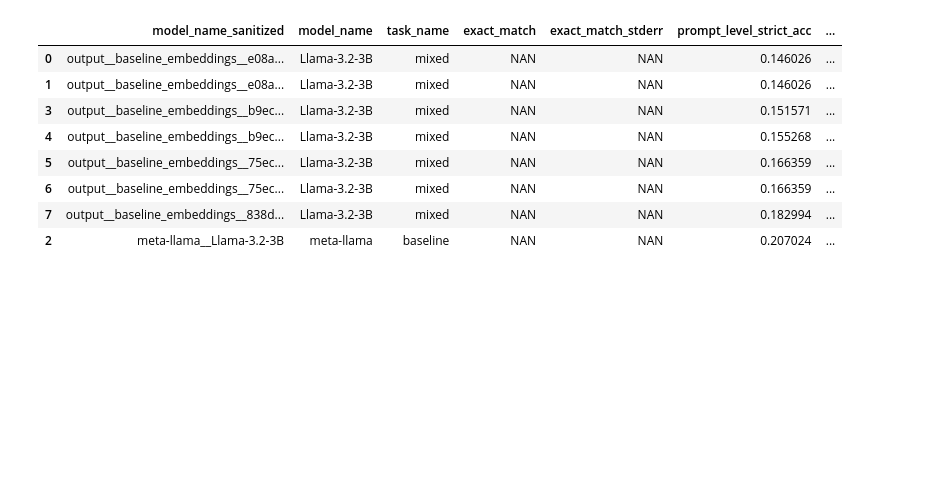
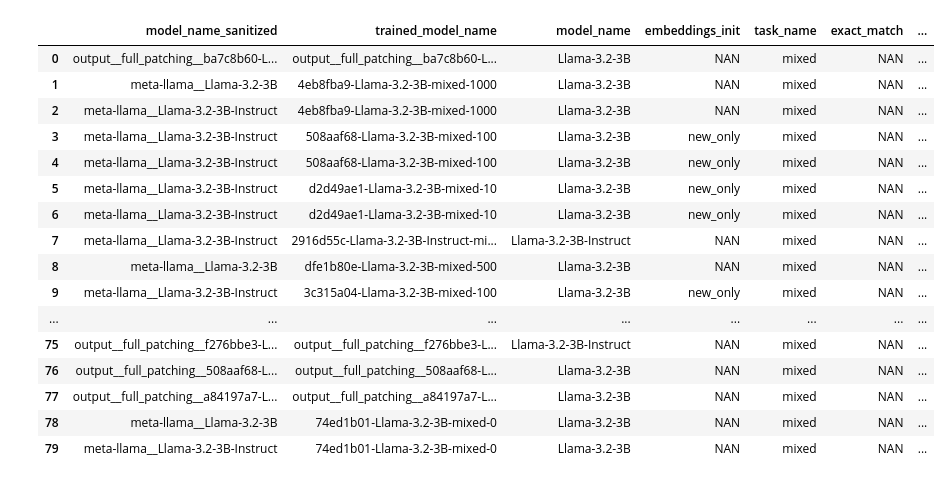
Before and after one commit to alexstein0/efficient_tokenization_for_inference, a Jupyter notebook: analyze_results.ipynb, the cells around one changed output. Cells and saved outputs as stored; diff of their text form; code cells hidden in the pictures; blank space fills up the shorter version.

Commit message:
in good place but need to run experiments

```diff
--- a/analyze_results.ipynb
+++ b/analyze_results.ipynb
@@ -7,29 +58,57 @@ import os
 # %%
-# FOR IF EVAL
 results_dir = "eval_results"
-# experiment = "templating"
-experiment = "baseline_embeddings"
-results_file_name = "eval_results.csv"
 
-results_file = os.path.join(results_dir, experiment, results_file_name)
+def get_results(results_file_name: str, experiment: str):
+    results_file = os.path.join(results_dir, experiment, results_file_name)
 
-df = pd.read_csv(results_file)
-print(len(df))
+    df = pd.read_csv(results_file)
 
-main_results = df[df["alias"] == "ifeval"]
-main_results.fillna("NAN", inplace=True)
-# main_results = main_results[main_results["limit"] == "NAN"]
-main_results["task_name"].replace("ifeval", "baseline", inplace=True)
+    main_results = df[df["alias"] == "ifeval"]
+    main_results.fillna("NAN", inplace=True)
+    # main_results = main_results[main_results["limit"] == "NAN"]
+    main_results["task_name"].replace("ifeval", "baseline", inplace=True)
+    for _, row in main_results.iterrows():
+        if not "num_new_tokens" in row.keys() or row["num_new_tokens"] == "NAN":
+            model_name = row["model_name_sanitized"]
+            model_name_split = model_name.split("-")
+            try:
+                num_toks = int(model_name_split[-1])
+                main_results.loc[row.name, "num_new_tokens"] = num_toks
+            except:
+                print(f"Error: {row}")
+    return main_results
+
 
 def get_aggregated_results(result_df: pd.DataFrame, column: list[str]) -> pd.DataFrame:
     aggregated_results = result_df.groupby(column).agg({
         "prompt_level_strict_acc": ["mean", "std", "count", "max"],
+        "inst_level_strict_acc": ["mean", "std", "count", "max"],
+        "prompt_level_loose_acc": ["mean", "std", "count", "max"],
+        "inst_level_loose_acc": ["mean", "std", "count", "max"],
         "compression_ratio": ["mean"],
         "learning_ratio": ["mean"],
         "theoretical_compression_ratio": ["mean"],
     })
     return aggregated_results
 
+# FOR IF EVAL
+# experiment = "templating" # instruct with no embeddings trained
+# experiment = "baseline_embeddings"
+# experiment = "patching"
+# experiment = "longer_embeddings" # instruct with embeddings trained
+experiment = "full_patching"
+results_file_name = "eval_results.csv"
+main_results = get_results(results_file_name, experiment)
 # main_results.sort_values(by="exact_match", ascending=True)
+print(main_results.sort_values(by="prompt_level_strict_acc", ascending=True))
+
+if experiment == "longer_embeddings":
+    main_results.loc[main_results["finetuning_params"] == "embeddings", "finetuning_params"] = "lora"
+
+# templating_results = get_results(results_file_name, "templating")
+# patching_results = get_results(results_file_name, "patching")
+# main_results = pd.concat([templating_results, patching_results])
 main_results.sort_values(by="prompt_level_strict_acc", ascending=True)
+main_results.fillna("NAN", inplace=True)
+display(main_results)
 # %% [output]
@@ -43,9 +138,17 @@ For example, when doing 'df[col].method(value, inplace=True)', try using 'df.met
-|  | model_name_sanitized | model_name | task_name | exact_match | exact_match_stderr | prompt_level_strict_acc | ... |
-| 0 | output__baseline_embeddings__e08a... | Llama-3.2-3B | mixed | NAN | NAN | 0.146026 | ... |
-| 1 | output__baseline_embeddings__e08a... | Llama-3.2-3B | mixed | NAN | NAN | 0.146026 | ... |
-| 3 | output__baseline_embeddings__b9ec... | Llama-3.2-3B | mixed | NAN | NAN | 0.151571 | ... |
-| 4 | output__baseline_embeddings__b9ec... | Llama-3.2-3B | mixed | NAN | NAN | 0.155268 | ... |
-| 5 | output__baseline_embeddings__75ec... | Llama-3.2-3B | mixed | NAN | NAN | 0.166359 | ... |
-| 6 | output__baseline_embeddings__75ec... | Llama-3.2-3B | mixed | NAN | NAN | 0.166359 | ... |
-| 7 | output__baseline_embeddings__838d... | Llama-3.2-3B | mixed | NAN | NAN | 0.182994 | ... |
-| 2 | meta-llama__Llama-3.2-3B | meta-llama | baseline | NAN | NAN | 0.207024 | ... |
+|  | model_name_sanitized | trained_model_name | model_name | embeddings_init | task_name | exact_match | ... |
+| 0 | output__full_patching__ba7c8b60-L... | output__full_patching__ba7c8b60-L... | Llama-3.2-3B | NAN | mixed | NAN | ... |
+| 1 | meta-llama__Llama-3.2-3B | 4eb8fba9-Llama-3.2-3B-mixed-1000 | Llama-3.2-3B | NAN | mixed | NAN | ... |
+| 2 | meta-llama__Llama-3.2-3B-Instruct | 4eb8fba9-Llama-3.2-3B-mixed-1000 | Llama-3.2-3B | NAN | mixed | NAN | ... |
+| 3 | meta-llama__Llama-3.2-3B-Instruct | 508aaf68-Llama-3.2-3B-mixed-100 | Llama-3.2-3B | new_only | mixed | NAN | ... |
+| 4 | meta-llama__Llama-3.2-3B-Instruct | 508aaf68-Llama-3.2-3B-mixed-100 | Llama-3.2-3B | new_only | mixed | NAN | ... |
+| 5 | meta-llama__Llama-3.2-3B-Instruct | d2d49ae1-Llama-3.2-3B-mixed-10 | Llama-3.2-3B | new_only | mixed | NAN | ... |
+| 6 | meta-llama__Llama-3.2-3B-Instruct | d2d49ae1-Llama-3.2-3B-mixed-10 | Llama-3.2-3B | new_only | mixed | NAN | ... |
+| 7 | meta-llama__Llama-3.2-3B-Instruct | 2916d55c-Llama-3.2-3B-Instruct-mi... | Llama-3.2-3B-Instruct | NAN | mixed | NAN | ... |
+| 8 | meta-llama__Llama-3.2-3B | dfe1b80e-Llama-3.2-3B-mixed-500 | Llama-3.2-3B | NAN | mixed | NAN | ... |
+| 9 | meta-llama__Llama-3.2-3B-Instruct | 3c315a04-Llama-3.2-3B-mixed-100 | Llama-3.2-3B | new_only | mixed | NAN | ... |
+| ... | ... | ... | ... | ... | ... | ... | ... |
+| 75 | output__full_patching__f276bbe3-L... | output__full_patching__f276bbe3-L... | Llama-3.2-3B-Instruct | NAN | mixed | NAN | ... |
+| 76 | output__full_patching__508aaf68-L... | output__full_patching__508aaf68-L... | Llama-3.2-3B | NAN | mixed | NAN | ... |
+| 77 | output__full_patching__a84197a7-L... | output__full_patching__a84197a7-L... | Llama-3.2-3B | NAN | mixed | NAN | ... |
+| 78 | meta-llama__Llama-3.2-3B | 74ed1b01-Llama-3.2-3B-mixed-0 | Llama-3.2-3B | NAN | mixed | NAN | ... |
+| 79 | meta-llama__Llama-3.2-3B-Instruct | 74ed1b01-Llama-3.2-3B-mixed-0 | Llama-3.2-3B | NAN | mixed | NAN | ... |
```
Also changed, not shown: parts of 28 cells of this notebook, 25 other files.
